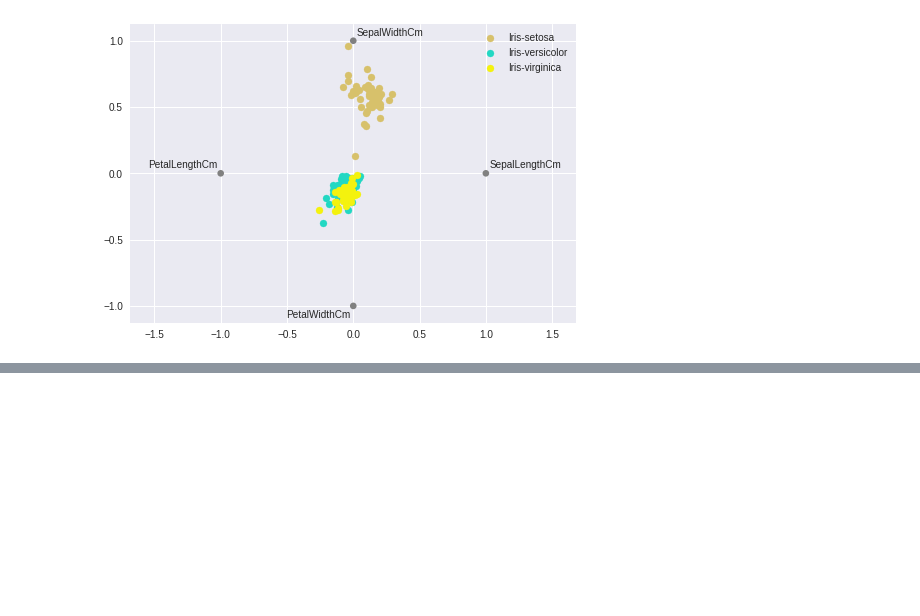
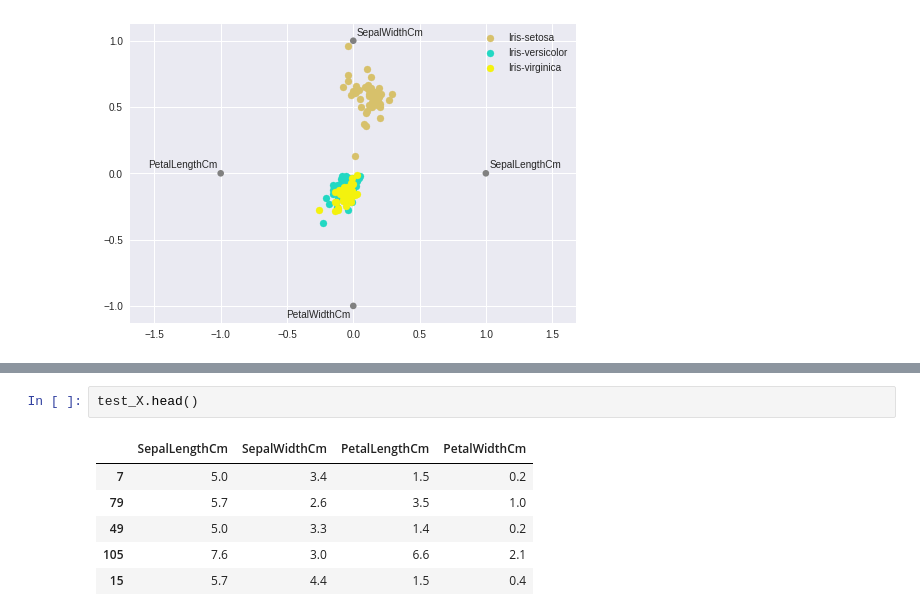
Before and after one commit to adityaadarsh/Iris-Exploratory-Data-Analysis-With-Machine-Learning, a Jupyter notebook: iris_notebook.ipynb, the cells around one changed output, grey strips where cells are left out. Drawn from its saved outputs; the diff is of its cells as text; blank space fills up the shorter version.

```diff
--- a/iris_notebook.ipynb
+++ b/iris_notebook.ipynb
@@ -225,0 +265,9 @@ Hope you have enjoyed. Regards - Nilay
+# %%
+test_X.head()
+# %% [output]
+|  | SepalLengthCm | SepalWidthCm | PetalLengthCm | PetalWidthCm |
+| 7 | 5.0 | 3.4 | 1.5 | 0.2 |
+| 79 | 5.7 | 2.6 | 3.5 | 1.0 |
+| 49 | 5.0 | 3.3 | 1.4 | 0.2 |
+| 105 | 7.6 | 3.0 | 6.6 | 2.1 |
+| 15 | 5.7 | 4.4 | 1.5 | 0.4 |
```
Also changed, not shown: parts of 24 cells of this notebook.
